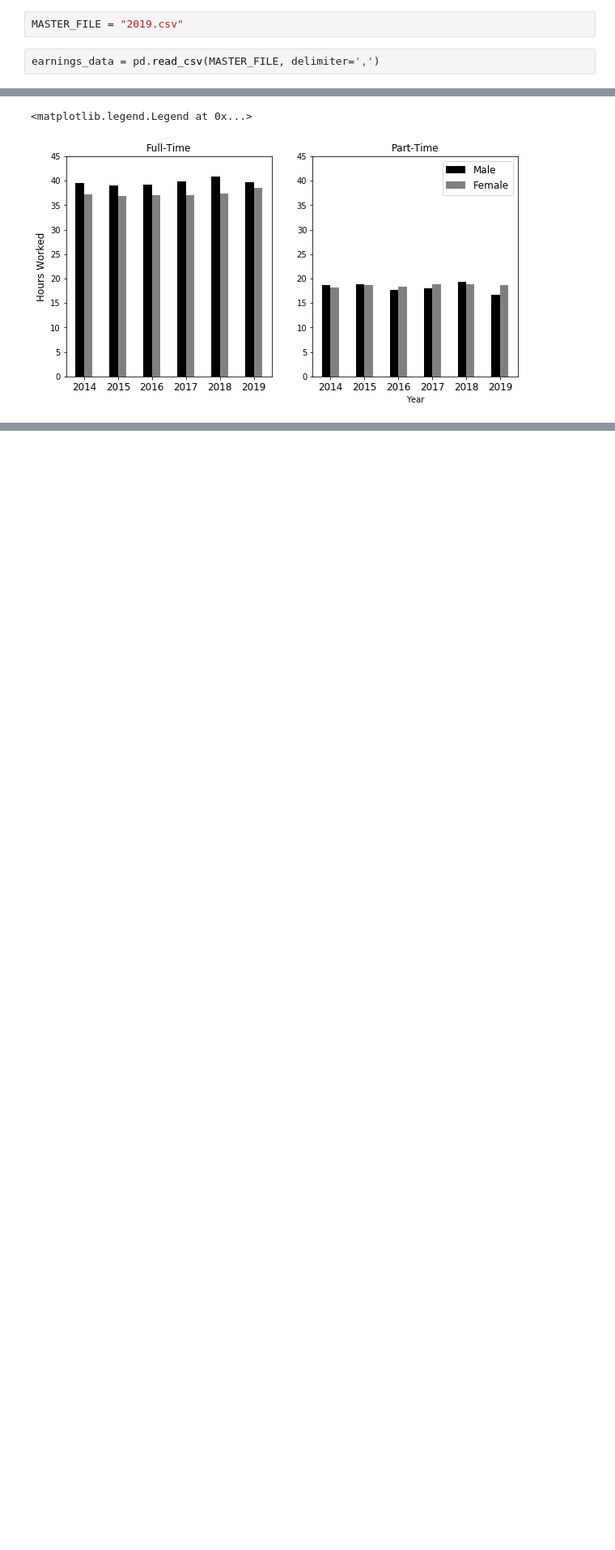
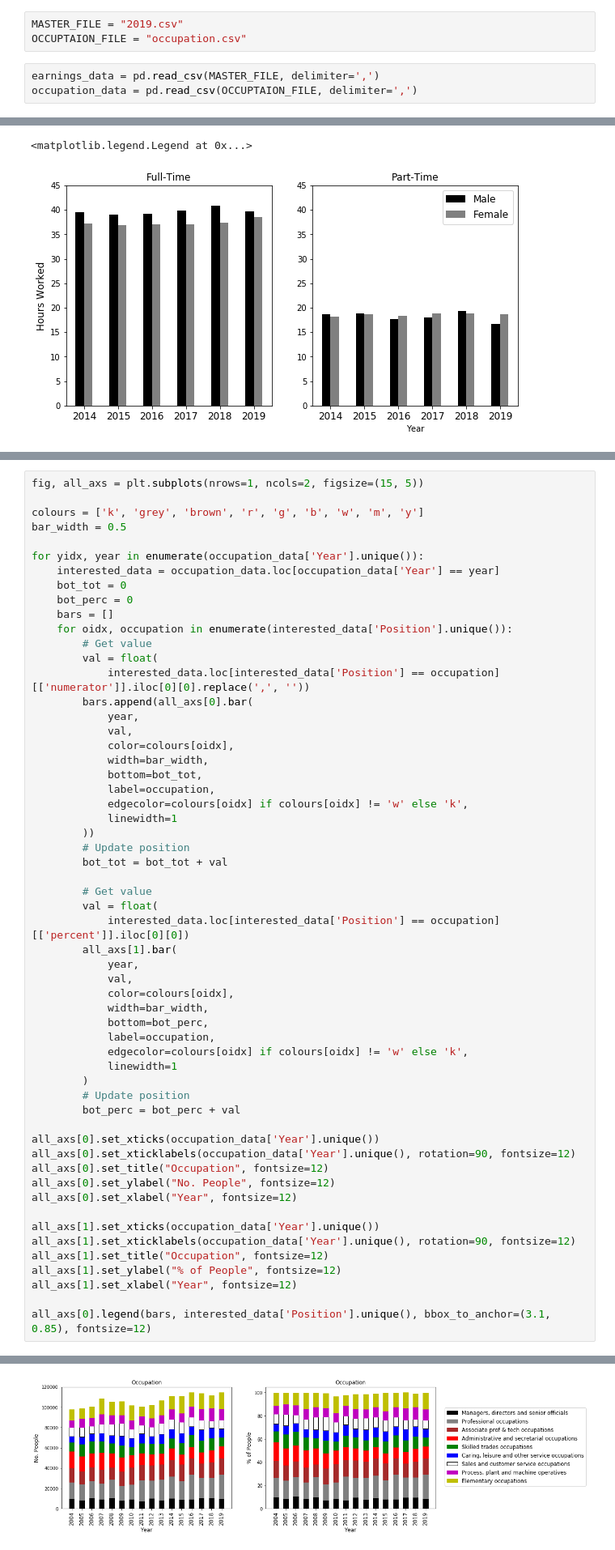
Before and after one commit to Sciprios/SwindonCovid, a Jupyter notebook: Salary/Earnings.ipynb, the cells around one changed output, grey strips where cells are left out. Shown at 81% size. Drawn from its saved outputs; the diff is of its cells as text; blank space fills up the shorter version.

Commit message:
Occupation included

```diff
--- a/Salary/Earnings.ipynb
+++ b/Salary/Earnings.ipynb
@@ -28,5 +30,7 @@ from matplotlib.lines import Line2D
 First we load the data from the file indicated by the *MASTER_FILE* variable.
 # %%
 MASTER_FILE = "2019.csv"
+OCCUPTAION_FILE = "occupation.csv"
 # %%
 earnings_data = pd.read_csv(MASTER_FILE, delimiter=',')
+occupation_data = pd.read_csv(OCCUPTAION_FILE, delimiter=',')
@@ -237,0 +267,58 @@ all_axs[widx].legend([ft, pt], sexes, fontsize=12, loc='upper right')
+# %%
+fig, all_axs = plt.subplots(nrows=1, ncols=2, figsize=(15, 5))
+
+colours = ['k', 'grey', 'brown', 'r', 'g', 'b', 'w', 'm', 'y']
+bar_width = 0.5
+
+for yidx, year in enumerate(occupation_data['Year'].unique()):
+    interested_data = occupation_data.loc[occupation_data['Year'] == year]
+    bot_tot = 0
+    bot_perc = 0
+    bars = []
+    for oidx, occupation in enumerate(interested_data['Position'].unique()):
+        # Get value
+        val = float(
+            interested_data.loc[interested_data['Position'] == occupation][['numerator']].iloc[0][0].replace(',', ''))
+        bars.append(all_axs[0].bar(
+            year,
+            val,
+            color=colours[oidx],
+            width=bar_width,
+            bottom=bot_tot,
+            label=occupation,
+            edgecolor=colours[oidx] if colours[oidx] != 'w' else 'k',
+            linewidth=1
+        ))
+        # Update position
+        bot_tot = bot_tot + val
+
+        # Get value
+        val = float(
+            interested_data.loc[interested_data['Position'] == occupation][['percent']].iloc[0][0])
+        all_axs[1].bar(
+            year,
+            val,
+            color=colours[oidx],
+            width=bar_width,
+            bottom=bot_perc,
+            label=occupation,
+            edgecolor=colours[oidx] if colours[oidx] != 'w' else 'k',
+            linewidth=1
+        )
+        # Update position
+        bot_perc = bot_perc + val
+
+all_axs[0].set_xticks(occupation_data['Year'].unique())
+all_axs[0].set_xticklabels(occupation_data['Year'].unique(), rotation=90, fontsize=12)
+all_axs[0].set_title("Occupation", fontsize=12)
+all_axs[0].set_ylabel("No. People", fontsize=12)
+all_axs[0].set_xlabel("Year", fontsize=12)
+
+all_axs[1].set_xticks(occupation_data['Year'].unique())
+all_axs[1].set_xticklabels(occupation_data['Year'].unique(), rotation=90, fontsize=12)
+all_axs[1].set_title("Occupation", fontsize=12)
+all_axs[1].set_ylabel("% of People", fontsize=12)
+all_axs[1].set_xlabel("Year", fontsize=12)
+
+all_axs[0].legend(bars, interested_data['Position'].unique(), bbox_to_anchor=(3.1, 0.85), fontsize=12)
+# %% [output]
@@ -237,0 +326 @@ all_axs[widx].legend([ft, pt], sexes, fontsize=12, loc='upper right')
+[figure, added]
```
Also changed, not shown: parts of 6 cells of this notebook.
